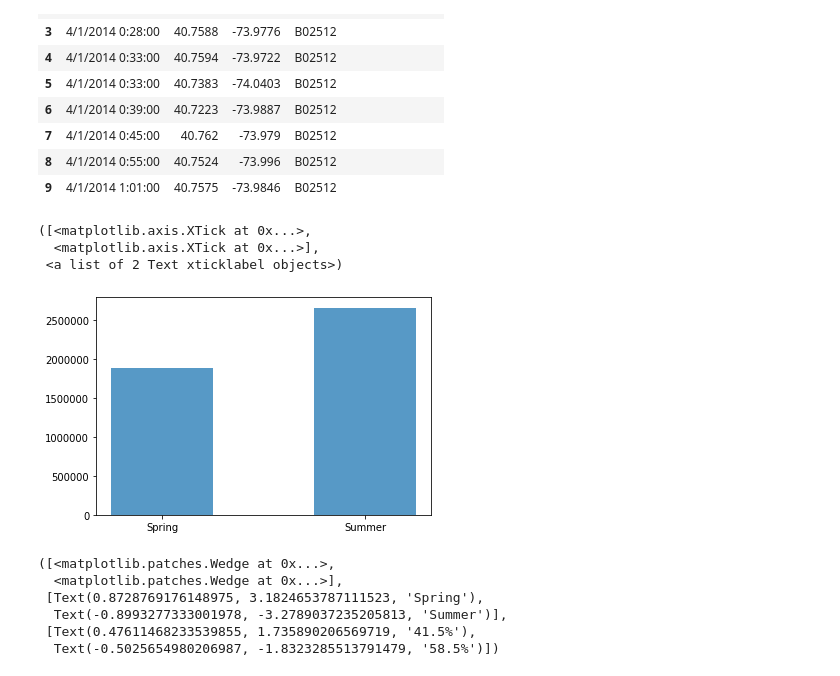
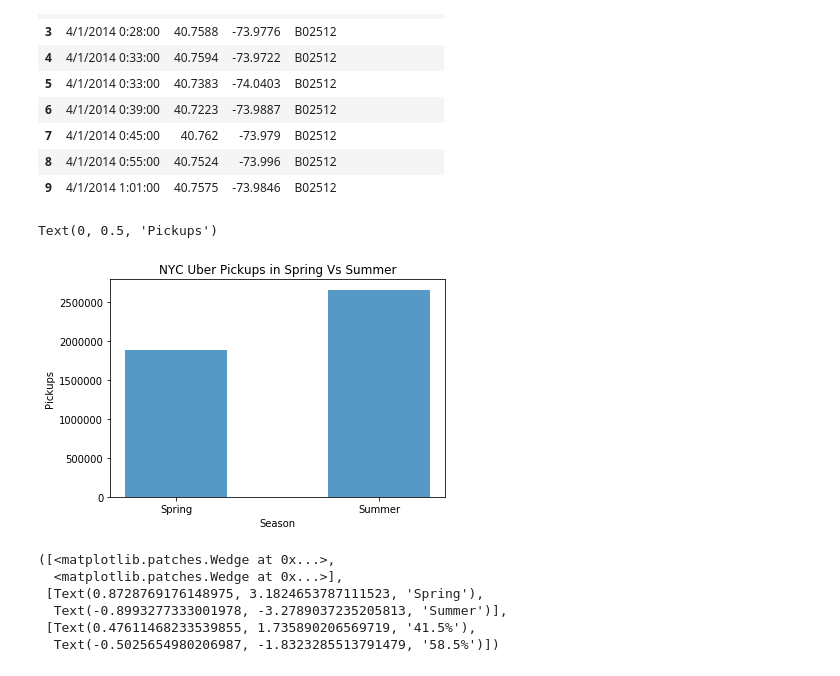
Before and after one commit to iliveonit/Project1-2020, a Jupyter notebook: UberNeighborhoods.ipynb, the cells around one changed output. Saved outputs shown, nothing was run; the diff lists cells and outputs as text; code cells hidden in the pictures.

Commit message:
Modified graphs

```diff
--- a/UberNeighborhoods.ipynb
+++ b/UberNeighborhoods.ipynb
@@ -102,16 +102,17 @@ spring.head(10)
 # %%
 # bar graph of summer and spring uber usage
 y_axis = [len(spring), len(summer)]
 x_axis = np.arange(len(y_axis))
 
 plt.bar(x_axis, y_axis, alpha = .75, width = .5)
 tick_locations = [value for value in x_axis]
 plt.xticks(tick_locations,["Spring", "Summer"])
+plt.title("NYC Uber Pickups in Spring Vs Summer")
+plt.xlabel("Season")
+plt.ylabel("Pickups")
 # %% [output]
-([<matplotlib.axis.XTick at 0x...>,
-  <matplotlib.axis.XTick at 0x...>],
- <a list of 2 Text xticklabel objects>)
+Text(0, 0.5, 'Pickups')
-[figure, old version]
+[figure, new version]
 # %%
 # pie plot of summer and spring uber usage
 labels = ["Spring", "Summer"]
```
